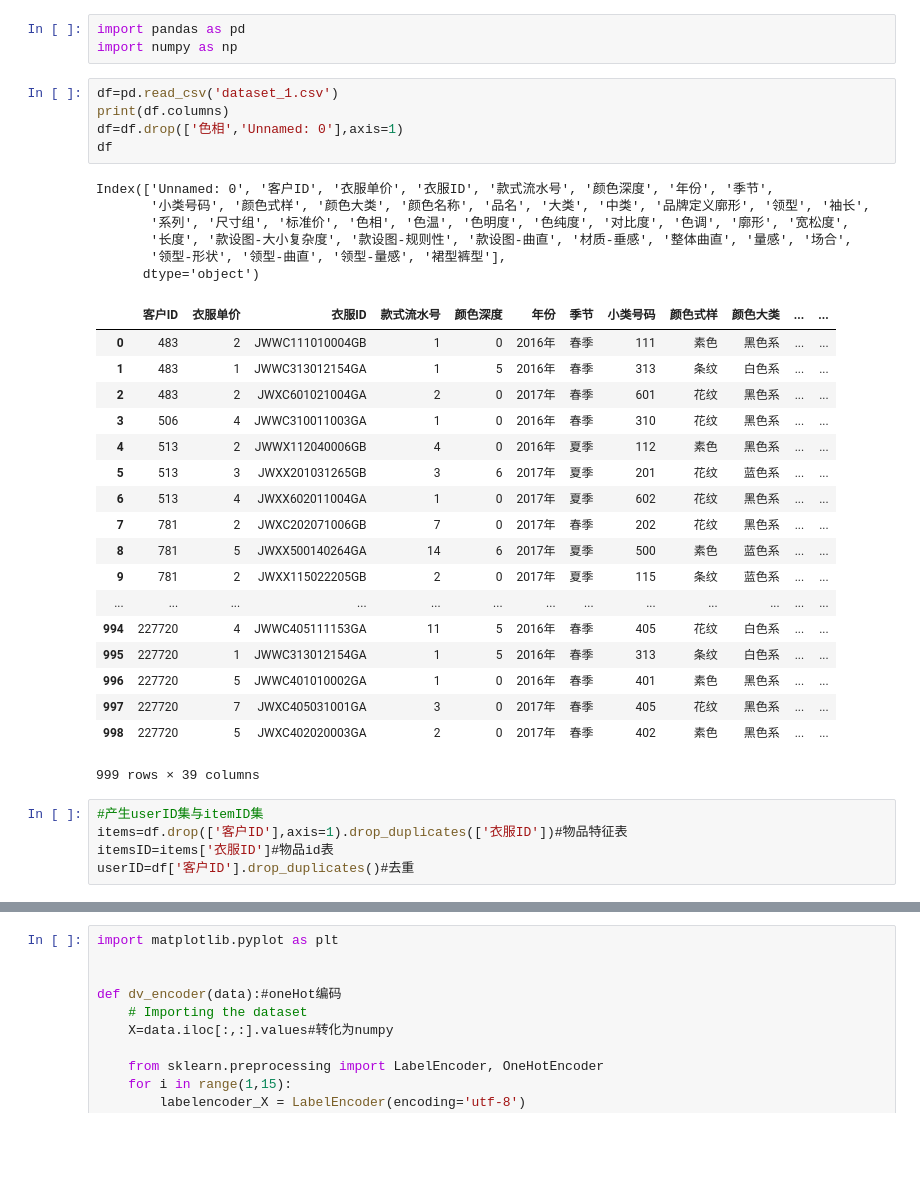
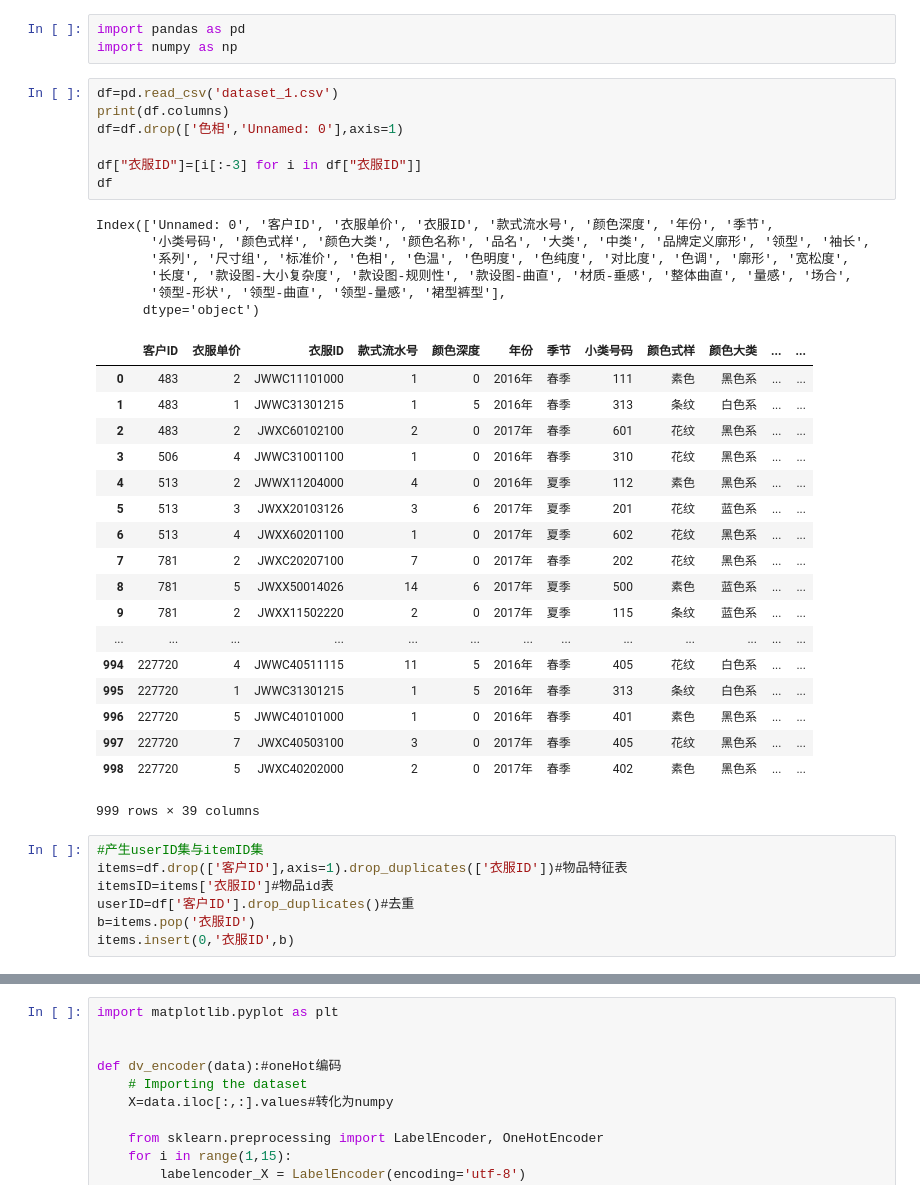
Before and after one commit to BenjaLeh/CBRS, a Jupyter notebook: 编码.ipynb, the cells around one changed output, grey strips where cells are left out. Cells and saved outputs as stored; diff of their text form; blank space fills up the shorter version.

```diff
--- a/编码.ipynb
+++ b/编码.ipynb
@@ -4,38 +4,42 @@ import numpy as np
 # %%
 df=pd.read_csv('dataset_1.csv')
 print(df.columns)
 df=df.drop(['色相','Unnamed: 0'],axis=1)
+
+df["衣服ID"]=[i[:-3] for i in df["衣服ID"]]
 df
 # %% [output]
 Index(['Unnamed: 0', '客户ID', '衣服单价', '衣服ID', '款式流水号', '颜色深度', '年份', '季节',
        '小类号码', '颜色式样', '颜色大类', '颜色名称', '品名', '大类', '中类', '品牌定义廓形', '领型', '袖长',
        '系列', '尺寸组', '标准价', '色相', '色温', '色明度', '色纯度', '对比度', '色调', '廓形', '宽松度',
        '长度', '款设图-大小复杂度', '款设图-规则性', '款设图-曲直', '材质-垂感', '整体曲直', '量感', '场合',
        '领型-形状', '领型-曲直', '领型-量感', '裙型裤型'],
       dtype='object')
 |  | 客户ID | 衣服单价 | 衣服ID | 款式流水号 | 颜色深度 | 年份 | 季节 | 小类号码 | 颜色式样 | 颜色大类 | ... | ... |
-| 0 | 483 | 2 | JWWC111010004GB | 1 | 0 | 2016年 | 春季 | 111 | 素色 | 黑色系 | ... | ... |
-| 1 | 483 | 1 | JWWC313012154GA | 1 | 5 | 2016年 | 春季 | 313 | 条纹 | 白色系 | ... | ... |
-| 2 | 483 | 2 | JWXC601021004GA | 2 | 0 | 2017年 | 春季 | 601 | 花纹 | 黑色系 | ... | ... |
-| 3 | 506 | 4 | JWWC310011003GA | 1 | 0 | 2016年 | 春季 | 310 | 花纹 | 黑色系 | ... | ... |
-| 4 | 513 | 2 | JWWX112040006GB | 4 | 0 | 2016年 | 夏季 | 112 | 素色 | 黑色系 | ... | ... |
-| 5 | 513 | 3 | JWXX201031265GB | 3 | 6 | 2017年 | 夏季 | 201 | 花纹 | 蓝色系 | ... | ... |
-| 6 | 513 | 4 | JWXX602011004GA | 1 | 0 | 2017年 | 夏季 | 602 | 花纹 | 黑色系 | ... | ... |
-| 7 | 781 | 2 | JWXC202071006GB | 7 | 0 | 2017年 | 春季 | 202 | 花纹 | 黑色系 | ... | ... |
-| 8 | 781 | 5 | JWXX500140264GA | 14 | 6 | 2017年 | 夏季 | 500 | 素色 | 蓝色系 | ... | ... |
-| 9 | 781 | 2 | JWXX115022205GB | 2 | 0 | 2017年 | 夏季 | 115 | 条纹 | 蓝色系 | ... | ... |
+| 0 | 483 | 2 | JWWC11101000 | 1 | 0 | 2016年 | 春季 | 111 | 素色 | 黑色系 | ... | ... |
+| 1 | 483 | 1 | JWWC31301215 | 1 | 5 | 2016年 | 春季 | 313 | 条纹 | 白色系 | ... | ... |
+| 2 | 483 | 2 | JWXC60102100 | 2 | 0 | 2017年 | 春季 | 601 | 花纹 | 黑色系 | ... | ... |
+| 3 | 506 | 4 | JWWC31001100 | 1 | 0 | 2016年 | 春季 | 310 | 花纹 | 黑色系 | ... | ... |
+| 4 | 513 | 2 | JWWX11204000 | 4 | 0 | 2016年 | 夏季 | 112 | 素色 | 黑色系 | ... | ... |
+| 5 | 513 | 3 | JWXX20103126 | 3 | 6 | 2017年 | 夏季 | 201 | 花纹 | 蓝色系 | ... | ... |
+| 6 | 513 | 4 | JWXX60201100 | 1 | 0 | 2017年 | 夏季 | 602 | 花纹 | 黑色系 | ... | ... |
+| 7 | 781 | 2 | JWXC20207100 | 7 | 0 | 2017年 | 春季 | 202 | 花纹 | 黑色系 | ... | ... |
+| 8 | 781 | 5 | JWXX50014026 | 14 | 6 | 2017年 | 夏季 | 500 | 素色 | 蓝色系 | ... | ... |
+| 9 | 781 | 2 | JWXX11502220 | 2 | 0 | 2017年 | 夏季 | 115 | 条纹 | 蓝色系 | ... | ... |
 | ... | ... | ... | ... | ... | ... | ... | ... | ... | ... | ... | ... | ... |
-| 994 | 227720 | 4 | JWWC405111153GA | 11 | 5 | 2016年 | 春季 | 405 | 花纹 | 白色系 | ... | ... |
-| 995 | 227720 | 1 | JWWC313012154GA | 1 | 5 | 2016年 | 春季 | 313 | 条纹 | 白色系 | ... | ... |
-| 996 | 227720 | 5 | JWWC401010002GA | 1 | 0 | 2016年 | 春季 | 401 | 素色 | 黑色系 | ... | ... |
-| 997 | 227720 | 7 | JWXC405031001GA | 3 | 0 | 2017年 | 春季 | 405 | 花纹 | 黑色系 | ... | ... |
-| 998 | 227720 | 5 | JWXC402020003GA | 2 | 0 | 2017年 | 春季 | 402 | 素色 | 黑色系 | ... | ... |
+| 994 | 227720 | 4 | JWWC40511115 | 11 | 5 | 2016年 | 春季 | 405 | 花纹 | 白色系 | ... | ... |
+| 995 | 227720 | 1 | JWWC31301215 | 1 | 5 | 2016年 | 春季 | 313 | 条纹 | 白色系 | ... | ... |
+| 996 | 227720 | 5 | JWWC40101000 | 1 | 0 | 2016年 | 春季 | 401 | 素色 | 黑色系 | ... | ... |
+| 997 | 227720 | 7 | JWXC40503100 | 3 | 0 | 2017年 | 春季 | 405 | 花纹 | 黑色系 | ... | ... |
+| 998 | 227720 | 5 | JWXC40202000 | 2 | 0 | 2017年 | 春季 | 402 | 素色 | 黑色系 | ... | ... |
 999 rows × 39 columns
 # %%
 #产生userID集与itemID集
 items=df.drop(['客户ID'],axis=1).drop_duplicates(['衣服ID'])#物品特征表
 itemsID=items['衣服ID']#物品id表
 userID=df['客户ID'].drop_duplicates()#去重
+b=items.pop('衣服ID')
+items.insert(0,'衣服ID',b)
 # %%
 #需要onehot编码的列名
 cols=[  '衣服单价',  '款式流水号', '颜色深度', '年份', '季节',
```
Also changed, not shown: parts of 7 cells of this notebook.
